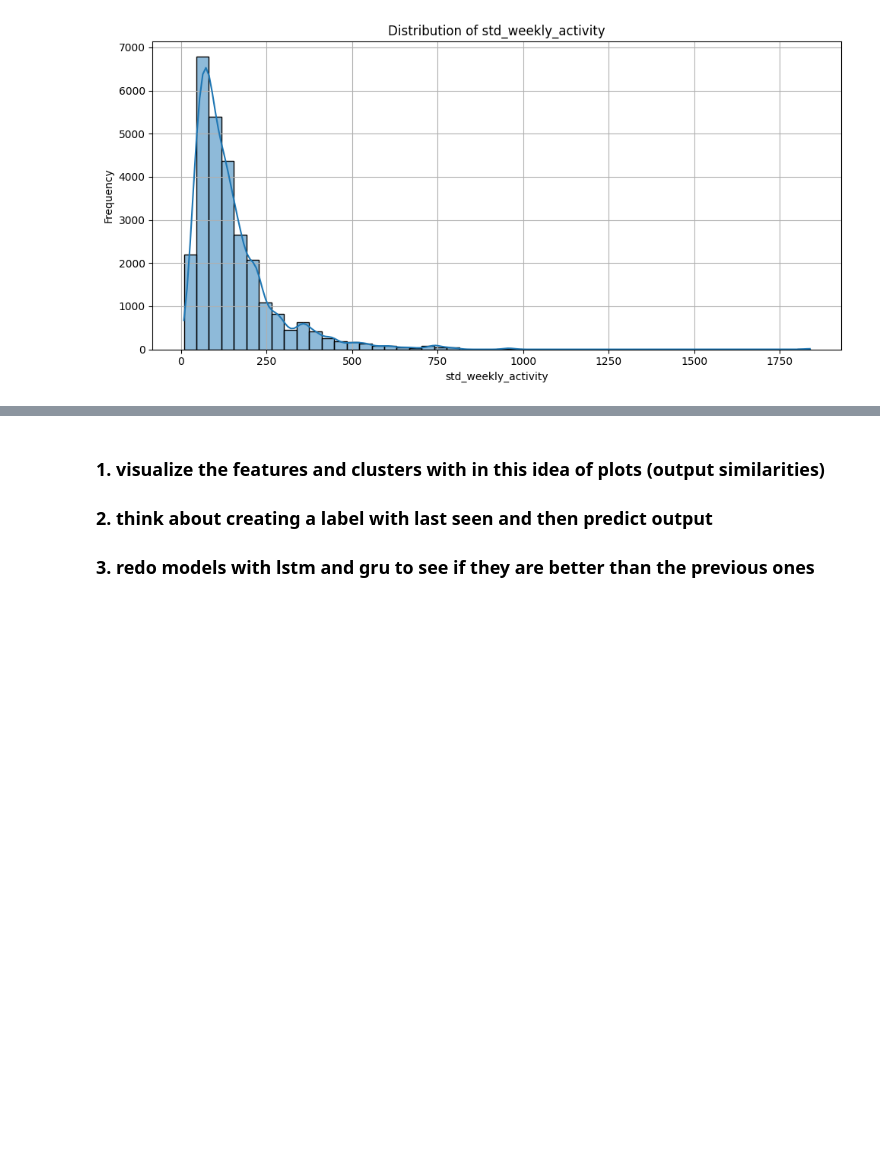
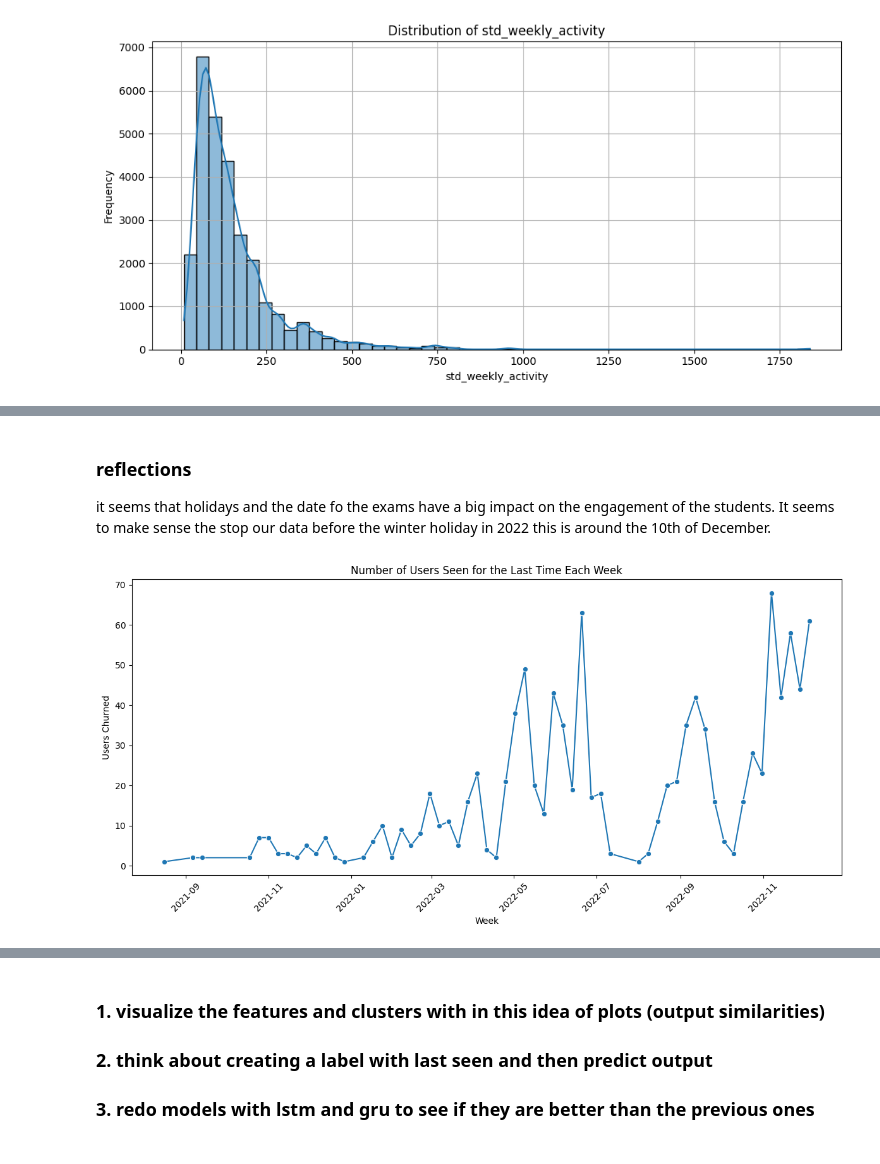
Before and after one commit to nino-gerb/project_mlbd2025, a Jupyter notebook: m6/m4_extension_mlvon.ipynb, the cells around one changed output, grey strips where cells are left out. Drawn from its saved outputs; the diff is of its cells as text; code cells hidden in the pictures; blank space fills up the shorter version.

```diff
--- a/m6/m4_extension_mlvon.ipynb
+++ b/m6/m4_extension_mlvon.ipynb
@@ -313,0 +419,36 @@ plt.tight_layout()
+# %% [markdown]
+### reflections
+
+it seems that holidays and the date fo the exams have a big impact on the engagement of the students. It seems to make sense the stop our data before the winter holiday in 2022 this is around the 10th of December.
+# %%
+# Ensure datetime
+df_full['week_start'] = pd.to_datetime(df_full['week_start'])
+
+# Define cutoff date (Winter holiday 2022 start)
+cutoff_date = pd.to_datetime("2022-12-10")
+
+# Filter only rows before the cutoff
+df_full = df_full[df_full['week_start'] < cutoff_date].copy()
+# %%
+import matplotlib.pyplot as plt
+import seaborn as sns
+
+# Simulate reloading df_full with 'is_last_week_ever' already computed
+# In reality, you would use your real df_full with that column added
+
+# Sample: Aggregate last seen info
+df_plot = df_full[df_full['is_last_week_ever'] == 1]
+weekly_churn_counts = df_plot.groupby('week_start')['user_id'].nunique().reset_index()
+weekly_churn_counts.columns = ['week_start', 'num_users_last_seen']
+
+# Plot
+plt.figure(figsize=(12, 6))
+sns.lineplot(data=weekly_churn_counts, x='week_start', y='num_users_last_seen', marker='o')
+plt.title("Number of Users Seen for the Last Time Each Week")
+plt.xlabel("Week")
+plt.ylabel("Users Churned")
+plt.xticks(rotation=45)
+plt.tight_layout()
+plt.show()
+# %% [output]
+[figure, added]
```
Also changed, not shown: parts of 55 cells of this notebook.
